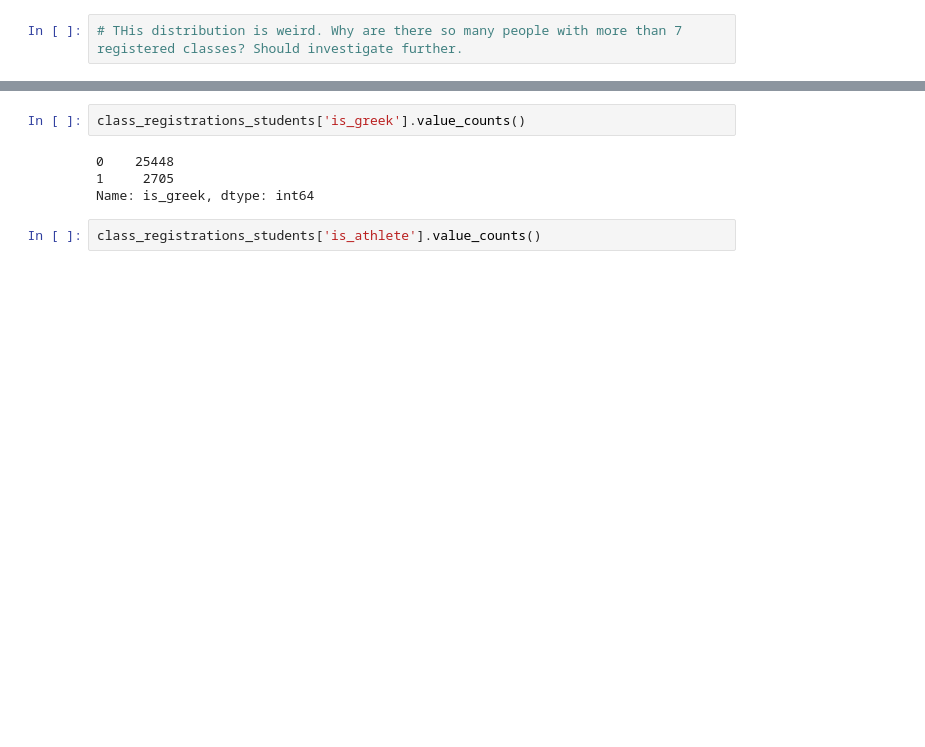
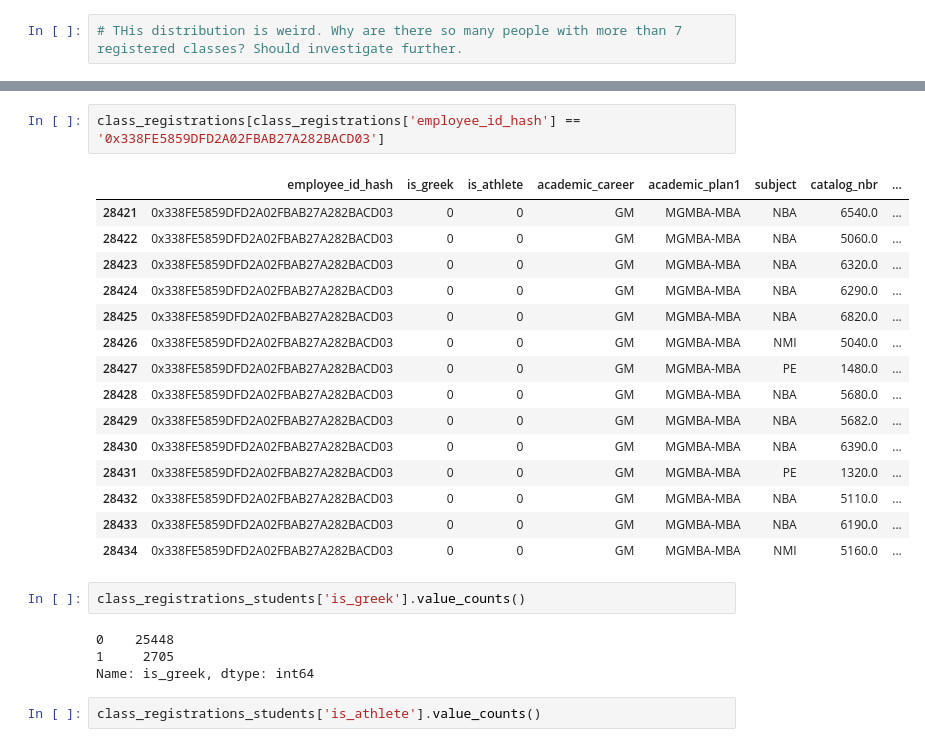
Before and after one commit to zyyjjj/classroom_transmission, a Jupyter notebook: notebooks/01262023_load_class_registration_data.ipynb, the cells around one changed output, grey strips where cells are left out. Saved outputs shown, nothing was run; the diff lists cells and outputs as text; blank space fills up the shorter version.

Commit message:
update viz for class registrations

```diff
--- a/notebooks/01262023_load_class_registration_data.ipynb
+++ b/notebooks/01262023_load_class_registration_data.ipynb
@@ -72,3 +105,21 @@ Text(0, 0.5, 'Number of students')
+# %%
+class_registrations[class_registrations['employee_id_hash'] == '0x338FE5859DFD2A02FBAB27A282BACD03']
+# %% [output]
+|  | employee_id_hash | is_greek | is_athlete | academic_career | academic_plan1 | subject | catalog_nbr | ... |
+| 28421 | 0x338FE5859DFD2A02FBAB27A282BACD03 | 0 | 0 | GM | MGMBA-MBA | NBA | 6540.0 | ... |
+| 28422 | 0x338FE5859DFD2A02FBAB27A282BACD03 | 0 | 0 | GM | MGMBA-MBA | NBA | 5060.0 | ... |
+| 28423 | 0x338FE5859DFD2A02FBAB27A282BACD03 | 0 | 0 | GM | MGMBA-MBA | NBA | 6320.0 | ... |
+| 28424 | 0x338FE5859DFD2A02FBAB27A282BACD03 | 0 | 0 | GM | MGMBA-MBA | NBA | 6290.0 | ... |
+| 28425 | 0x338FE5859DFD2A02FBAB27A282BACD03 | 0 | 0 | GM | MGMBA-MBA | NBA | 6820.0 | ... |
+| 28426 | 0x338FE5859DFD2A02FBAB27A282BACD03 | 0 | 0 | GM | MGMBA-MBA | NMI | 5040.0 | ... |
+| 28427 | 0x338FE5859DFD2A02FBAB27A282BACD03 | 0 | 0 | GM | MGMBA-MBA | PE | 1480.0 | ... |
+| 28428 | 0x338FE5859DFD2A02FBAB27A282BACD03 | 0 | 0 | GM | MGMBA-MBA | NBA | 5680.0 | ... |
+| 28429 | 0x338FE5859DFD2A02FBAB27A282BACD03 | 0 | 0 | GM | MGMBA-MBA | NBA | 5682.0 | ... |
+| 28430 | 0x338FE5859DFD2A02FBAB27A282BACD03 | 0 | 0 | GM | MGMBA-MBA | NBA | 6390.0 | ... |
+| 28431 | 0x338FE5859DFD2A02FBAB27A282BACD03 | 0 | 0 | GM | MGMBA-MBA | PE | 1320.0 | ... |
+| 28432 | 0x338FE5859DFD2A02FBAB27A282BACD03 | 0 | 0 | GM | MGMBA-MBA | NBA | 5110.0 | ... |
+| 28433 | 0x338FE5859DFD2A02FBAB27A282BACD03 | 0 | 0 | GM | MGMBA-MBA | NBA | 6190.0 | ... |
+| 28434 | 0x338FE5859DFD2A02FBAB27A282BACD03 | 0 | 0 | GM | MGMBA-MBA | NMI | 5160.0 | ... |
 # %%
 class_registrations_students['is_greek'].value_counts()
 # %% [output]
```
Also changed, not shown: parts of 2 cells of this notebook.
